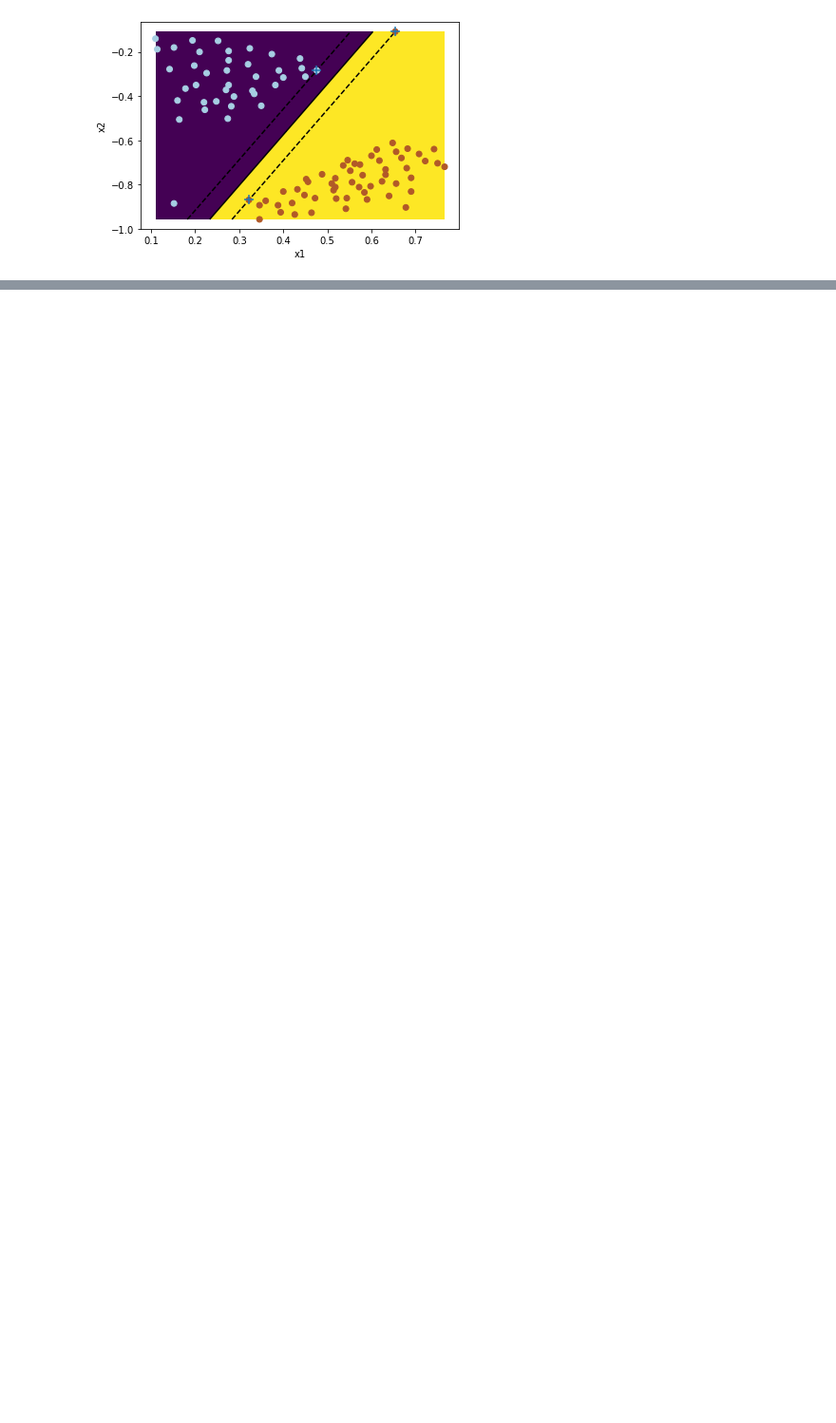
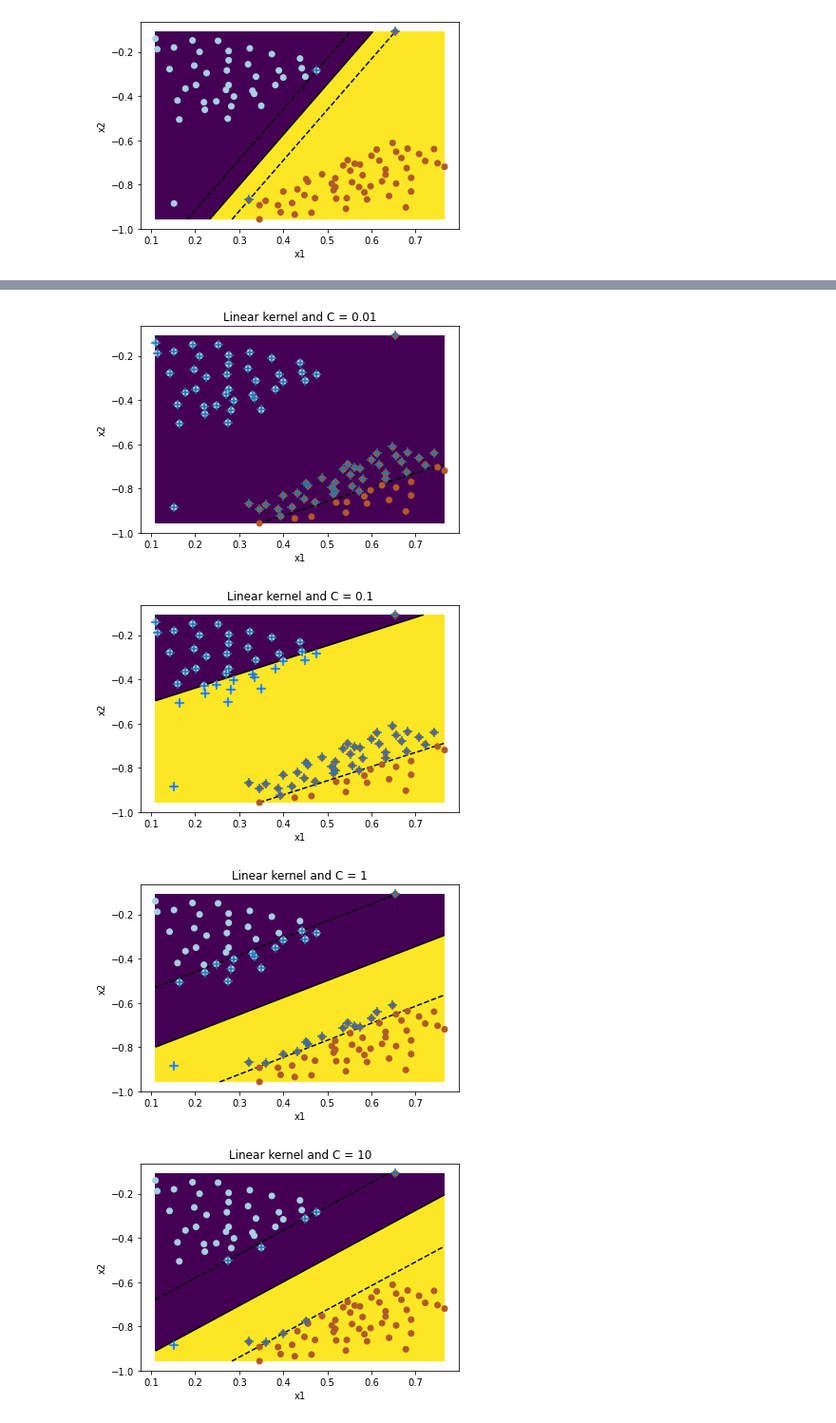
Before and after one commit to VenturaLM/Introduction_Computational_Models, a Jupyter notebook: Assignment_4/src/libsvm.ipynb, the cells around one changed output, grey strips where cells are left out. Shown at 95% size. Saved outputs shown, nothing was run; the diff lists cells and outputs as text; code cells hidden in the pictures; blank space fills up the shorter version.

```diff
--- a/Assignment_4/src/libsvm.ipynb
+++ b/Assignment_4/src/libsvm.ipynb
@@ -41,8 +47,11 @@ import matplotlib.pyplot as plt
 import pandas as pd
 from sklearn import svm
 
+# Introduce the dataset here:
+dataset = '../datasets/csv/dataset1.csv'
+
 # Load the dataset.
-data = pd.read_csv('../datasets/csv/dataset1.csv', header=None)
+data = pd.read_csv(dataset, header=None)
 X = data.iloc[:, :-1].values
 y = data.iloc[:, -1].values
 
@@ -72,7 +81,7 @@ Z = svm_model.decision_function(np.c_[XX.ravel(), YY.ravel()])
 
 # |-> Plot the results in a countour.
 Z = Z.reshape(XX.shape)
-plt.pcolormesh(XX, YY, Z > 0)
+plt.pcolormesh(XX, YY, Z > 0, shading='auto')
 plt.contour(XX, YY, Z, colors=['k', 'k', 'k'], linestyles=['--', '-', '--'], levels=[-1, 0, 1])
 
 plt.xlabel('x1')
@@ -83,0 +132,54 @@ plt.show()
+# %%
+import numpy as np
+import matplotlib.pyplot as plt
+import pandas as pd
+from sklearn import svm
+
+# Introduce the dataset here:
+dataset = '../datasets/csv/dataset1.csv'
+
+# Load the dataset.
+data = pd.read_csv(dataset, header=None)
+X = data.iloc[:, :-1].values
+y = data.iloc[:, -1].values
+
+for i in range(-2, 5):
+    # Train the SVM model.
+    svm_model = svm.SVC(kernel='linear', C=10 ** i)
+    svm_model.fit(X, y)
+
+    # Plot the points.
+    plt.figure(1)
+    plt.clf()
+    plt.scatter(X[:, 0], X[:, 1], c=y, zorder=10, cmap=plt.cm.Paired)
+
+    # Plot the support vectors class regions, the separating hyperplane and the margins.
+    plt.axis('tight')
+    # |->Plot support vectors.
+    plt.scatter(svm_model.support_vectors_[:, 0], svm_model.support_vectors_[:, 1], marker='+', s=100, zorder=10, cmap=plt.cm.Paired)
+
+    # |-> Extract the limits.
+    x_min = X[:, 0].min()
+    x_max = X[:, 0].max()
+    y_min = X[:, 1].min()
+    y_max = X[:, 1].max()
+
+    # |-> Create a grid with all the points and then obtain the SVM score for all the points.
+    XX, YY = np.mgrid[x_min:x_max:500j, y_min:y_max:500j]
+    Z = svm_model.decision_function(np.c_[XX.ravel(), YY.ravel()])
+
+    # |-> Plot the results in a countour.
+    Z = Z.reshape(XX.shape)
+    plt.pcolormesh(XX, YY, Z > 0, shading='auto')
+    plt.contour(XX, YY, Z, colors=['k', 'k', 'k'], linestyles=['--', '-', '--'], levels=[-1, 0, 1])
+
+    plt.xlabel('x1')
+    plt.ylabel('x2')
+    plt.title(f'Linear kernel and C = {10 ** i}')
+
+    plt.show()
+# %% [output]
+[figure, added]
+[figure, added]
+[figure, added]
+[figure, added]
```
Also changed, not shown: parts of 18 cells of this notebook, 2 other files.
